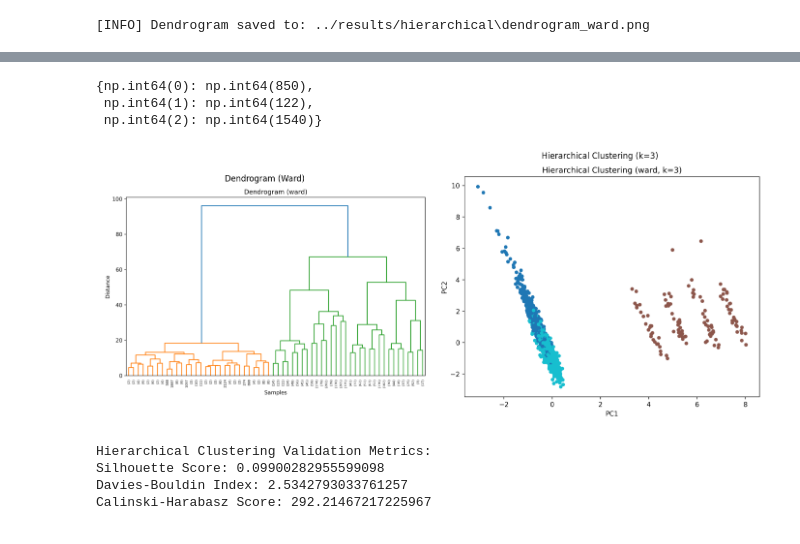
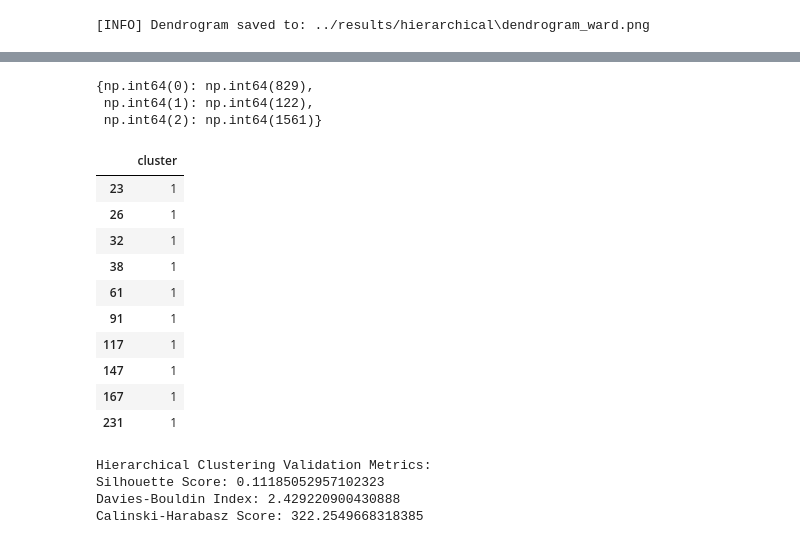
Before and after one commit to TewodrosAdimas/fraud-detection-unsupervised-learning, a Jupyter notebook: notebooks/05_hierarchical_clustering.ipynb, the cells around one changed output, grey strips where cells are left out. Cells and saved outputs as stored; diff of their text form; code cells hidden in the pictures.

```diff
--- a/notebooks/05_hierarchical_clustering.ipynb
+++ b/notebooks/05_hierarchical_clustering.ipynb
@@ -20,10 +20,14 @@ df.head()
 # %%
 df = pd.read_csv("../data/processed/scaled.csv")
 
-# Drop non-numeric columns
+# Drop non-numeric and unwanted columns
 df = df.drop(columns=[
     "TransactionID",
+    "CustomerOccupation_Engineer",
+    "CustomerOccupation_Retired",
     "TransactionDate",
+    "Location_freq",
+    "CustomerOccupation_Student",
     "PreviousTransactionDate"
 ], errors="ignore")
 
@@ -36,8 +40,8 @@ df_numeric = df_numeric.astype(float)
 from sklearn.decomposition import PCA
 
 pca = PCA(n_components=0.95)
-X_pca = pca.fit_transform(df)
+X_pca = pca.fit_transform(df_numeric)
 
-print("Original shape:", df.shape)
+print("Original shape:", df_numeric.shape)
 print("PCA shape:", X_pca.shape)
 # %% [output]
@@ -67,31 +93,35 @@ cluster_sizes = dict(zip(unique, counts))
 
 cluster_sizes
 # %% [output]
-{np.int64(0): np.int64(850),
+{np.int64(0): np.int64(829),
  np.int64(1): np.int64(122),
- np.int64(2): np.int64(1540)}
+ np.int64(2): np.int64(1561)}
-# %%
-import matplotlib.pyplot as plt
-import matplotlib.image as mpimg
-
-fig, axes = plt.subplots(1, 2, figsize=(14, 6))
-
-# Left: Dendrogram
-img1 = mpimg.imread("../results/hierarchical/dendrogram_ward.png")
-axes[0].imshow(img1)
-axes[0].axis("off")
-axes[0].set_title("Dendrogram (Ward)")
-
-# Right: Cluster Plot
-img2 = mpimg.imread("../results/hierarchical/hierarchical_ward_k3.png")
-axes[1].imshow(img2)
-axes[1].axis("off")
-axes[1].set_title("Hierarchical Clustering (k=3)")
-
-plt.tight_layout()
-plt.show()
-# %% [output]
-[figure, removed]
+# %%
+import pandas as pd
+
+# Build PCA dataframe with all components
+pca_cols = [f"PC{i+1}" for i in range(X_pca.shape[1])]
+df_hc = pd.DataFrame(X_pca, columns=pca_cols)
+
+# Add hierarchical cluster labels
+df_hc["cluster"] = labels_hc
+
+# Extract only row index + cluster for cluster 1
+cluster_1_table = df_hc[df_hc["cluster"] == 1][["cluster"]]
+
+cluster_1_table.head(10)
+# %% [output]
+|  | cluster |
+| 23 | 1 |
+| 26 | 1 |
+| 32 | 1 |
+| 38 | 1 |
+| 61 | 1 |
+| 91 | 1 |
+| 117 | 1 |
+| 147 | 1 |
+| 167 | 1 |
+| 231 | 1 |
 # %%
 from sklearn.metrics import silhouette_score, davies_bouldin_score, calinski_harabasz_score
 
@@ -108,7 +138,7 @@ print("Davies-Bouldin Index:", dbi_hc)
 print("Calinski-Harabasz Score:", ch_hc)
 # %% [output]
 Hierarchical Clustering Validation Metrics:
-Silhouette Score: 0.09900282955599098
-Davies-Bouldin Index: 2.5342793033761257
-Calinski-Harabasz Score: 292.21467217225967
+Silhouette Score: 0.11185052957102323
+Davies-Bouldin Index: 2.429220900430888
+Calinski-Harabasz Score: 322.2549668318385
 # %% [markdown]
```
Also changed, not shown: parts of 3 cells of this notebook, 3 other files.
